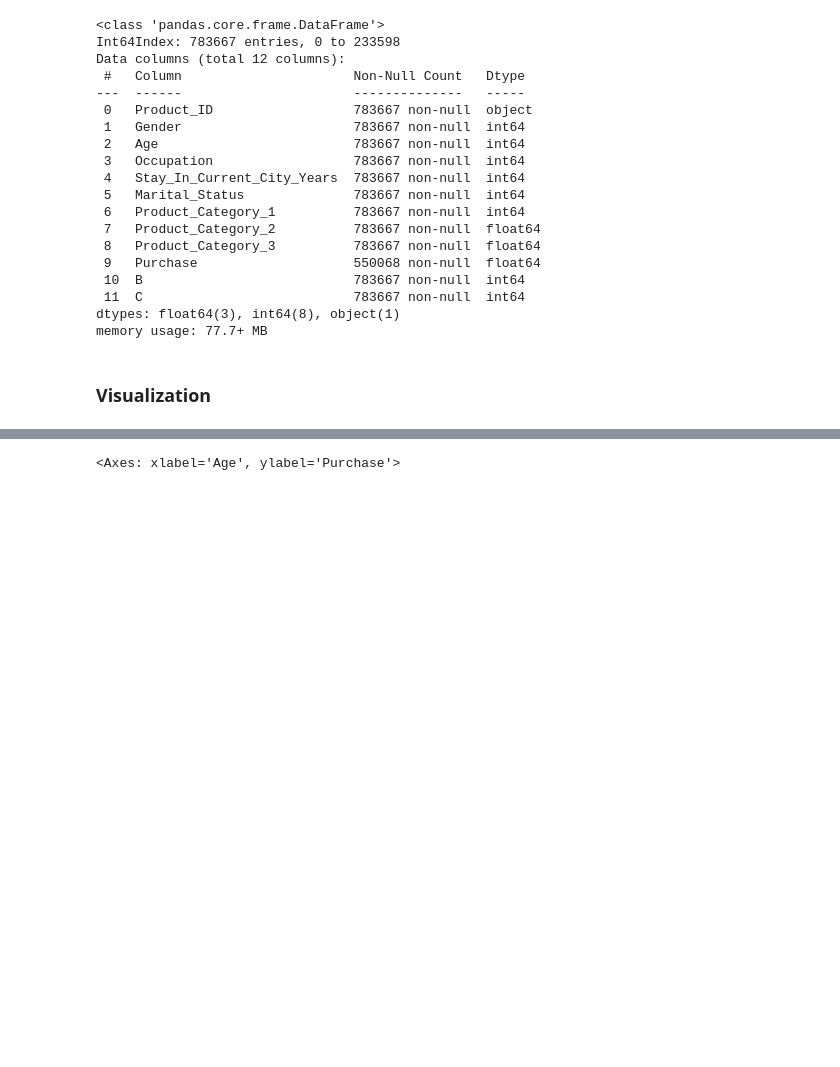
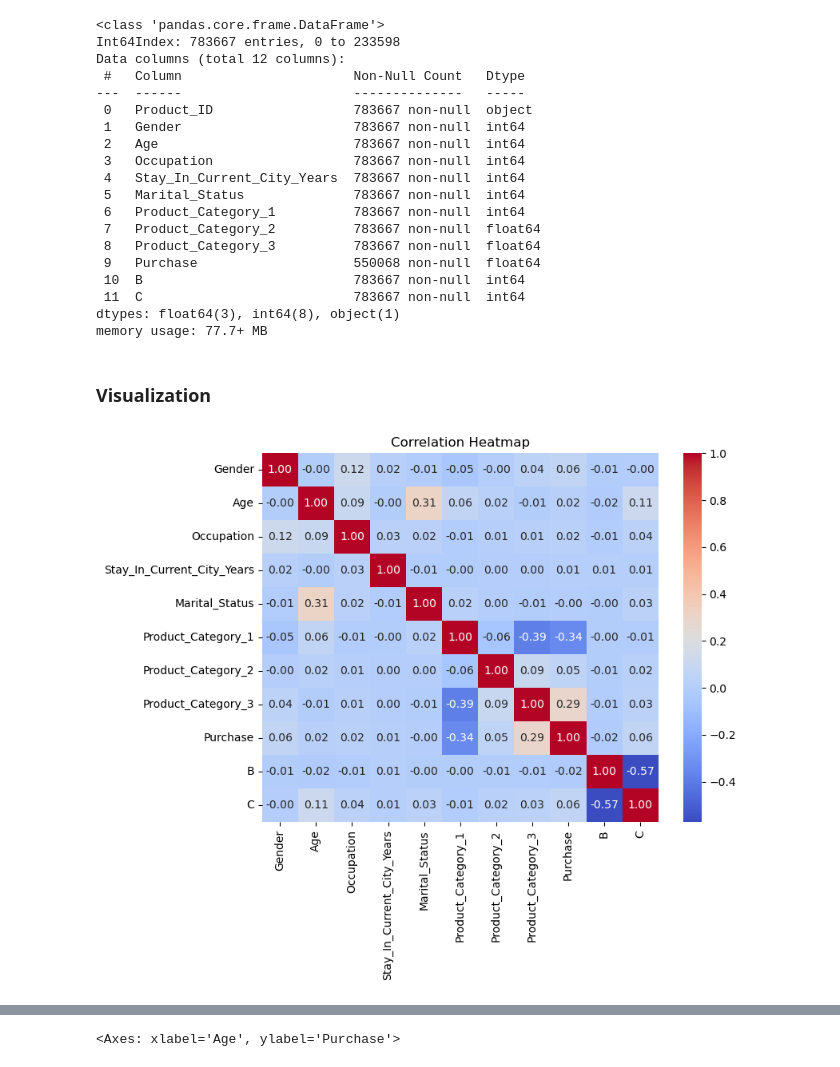
Before and after one commit to Kishores2801/kaggle-Notebooks, a Jupyter notebook: eda-feature-engineering-on-black-friday-data.ipynb, the cells around one changed output, grey strips where cells are left out. Cells and saved outputs as stored; diff of their text form; code cells hidden in the pictures; blank space fills up the shorter version.

```diff
--- a/eda-feature-engineering-on-black-friday-data.ipynb
+++ b/eda-feature-engineering-on-black-friday-data.ipynb
@@ -295,8 +297,8 @@ df_combined['Product_Category_2'].mode()[0]
 # %% [output]
 8.0
 # %%
-# replacing the missing values in product categories with mode
-df_combined['Product_Category_2'] = df_combined['Product_Category_2'].fillna(df_combined['Product_Category_2'].mode()[0])
+# replacing the missing values in product categories with zeros
+df_combined['Product_Category_2'] = df_combined['Product_Category_2'].fillna(0)
 # %%
 df_combined['Product_Category_2'].isnull().sum()
 # %% [output]
@@ -339,8 +341,8 @@ df_combined['Product_Category_3'].mode()[0]
 # %% [output]
 16.0
 # %%
-# Replace the missing `Product_Category_3` with mode
-df_combined['Product_Category_3'] = df_combined['Product_Category_3'].fillna(df_combined['Product_Category_3'].mode()[0])
+# Replace the missing `Product_Category_3` with zeros
+df_combined['Product_Category_3'] = df_combined['Product_Category_3'].fillna(0)
 # %%
 df_combined['Product_Category_3'].head()
 # %% [output]
@@ -401,5 +403,14 @@ Data columns (total 12 columns):
  11  C                           783667 non-null  int64
 dtypes: float64(3), int64(8), object(1)
 memory usage: 77.7+ MB
+# %%
+corrrelation_matrix = df_combined.corr()
 # %% [markdown]
 ### Visualization
+# %%
+plt.figure(figsize=(8, 6))
+sns.heatmap(corrrelation_matrix, annot=True, cmap='coolwarm', fmt='.2f')
+plt.title("Correlation Heatmap")
+plt.show()
+# %% [output]
+[figure, added]
```
Also changed, not shown: parts of 16 cells of this notebook.
